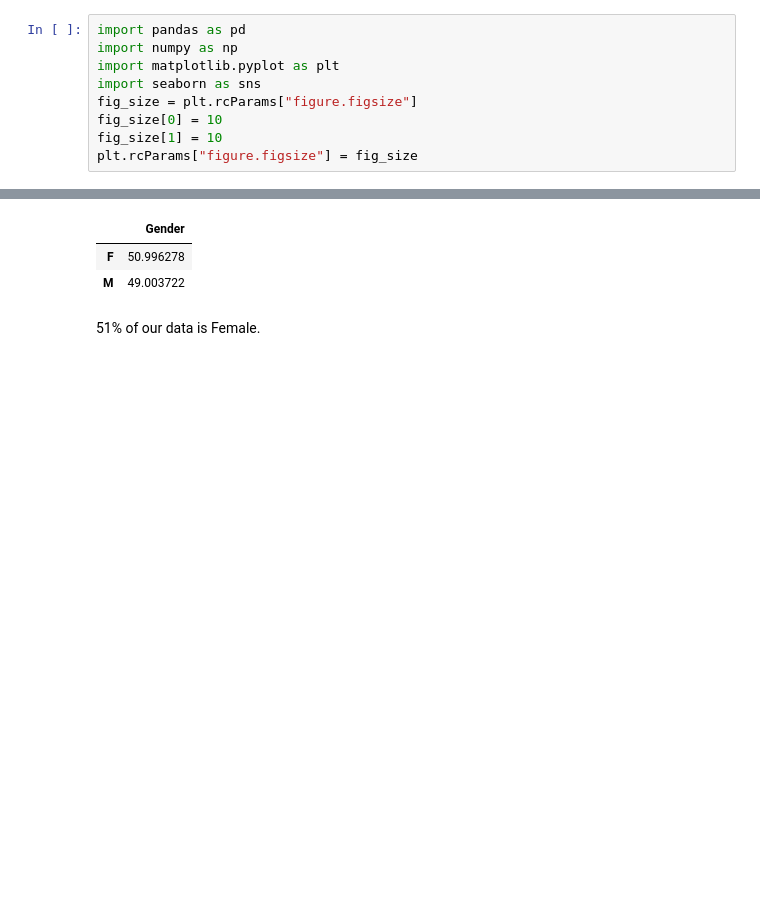
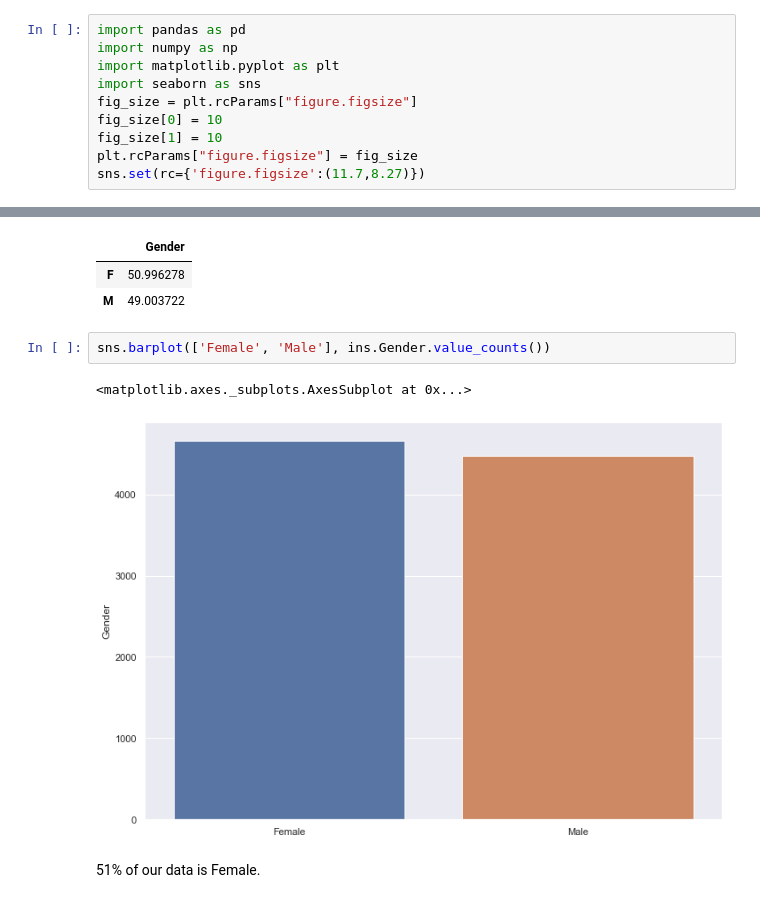
Before and after one commit to Maria6694/Project-Week-8-Final-Project, a Jupyter notebook: your-project/Code/1.Analysis_USA.ipynb, the cells around one changed output, grey strips where cells are left out. Cells and saved outputs as stored; diff of their text form; blank space fills up the shorter version.

```diff
--- a/your-project/Code/1.Analysis_USA.ipynb
+++ b/your-project/Code/1.Analysis_USA.ipynb
@@ -12,6 +12,7 @@ fig_size = plt.rcParams["figure.figsize"]
 fig_size[0] = 10
 fig_size[1] = 10
 plt.rcParams["figure.figsize"] = fig_size
+sns.set(rc={'figure.figsize':(11.7,8.27)})
 # %% [markdown]
 ## Insurance file
 We import the file.
@@ -47,6 +64,11 @@ pd.DataFrame(ins['Gender'].value_counts(ascending = False, normalize = True)*100
 |  | Gender |
 | F | 50.996278 |
 | M | 49.003722 |
+# %%
+sns.barplot(['Female', 'Male'], ins.Gender.value_counts())
+# %% [output]
+<matplotlib.axes._subplots.AxesSubplot at 0x...>
+[figure, added]
 # %% [markdown]
 51% of our data is Female.
 # %%
```
Also changed, not shown: parts of 14 cells of this notebook, 2 other files.
